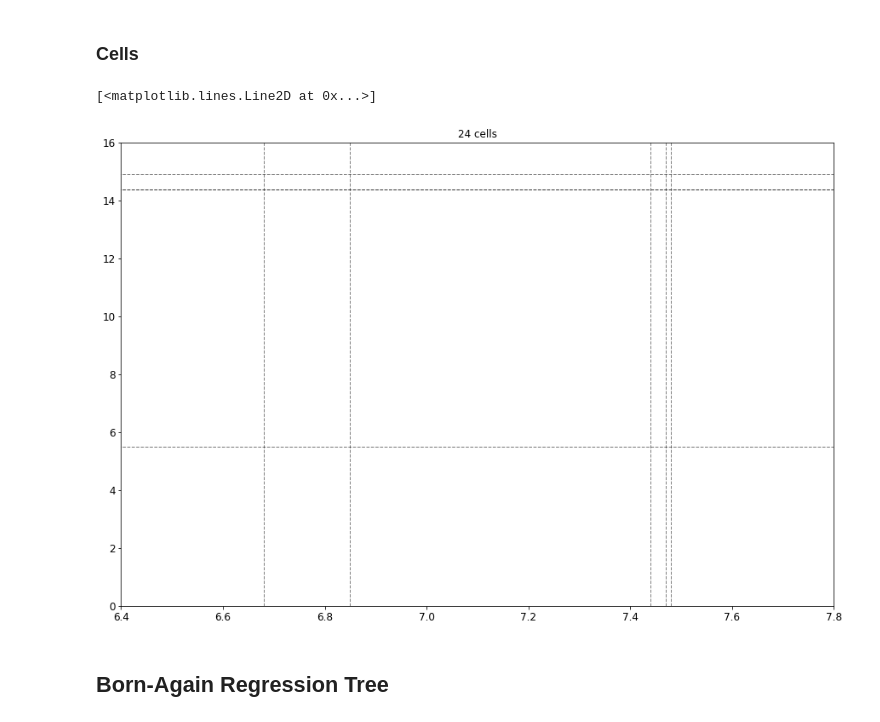
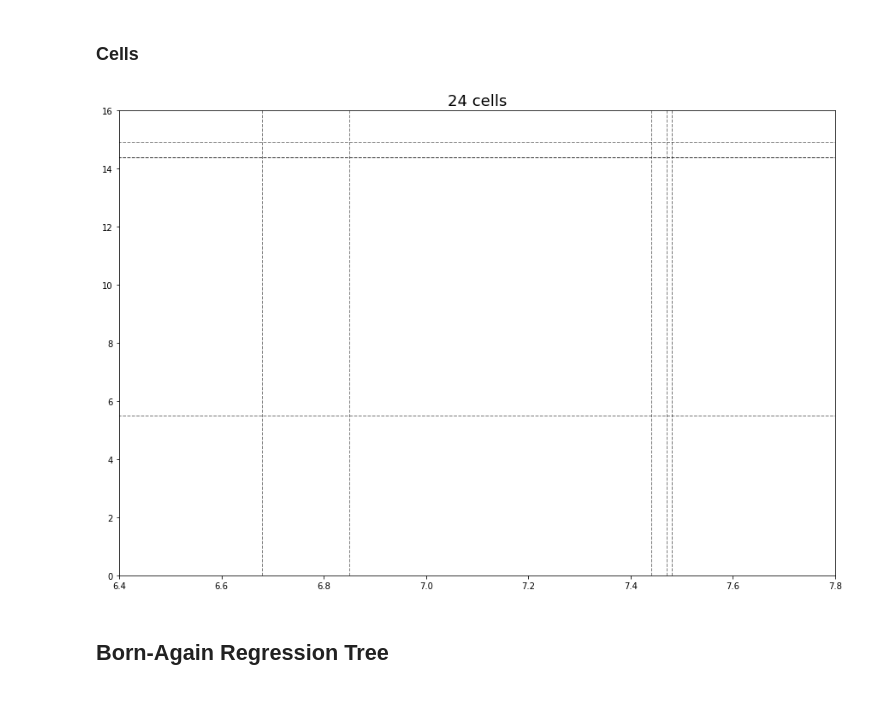
Before and after one commit to pedrosbmartins/tiny-ba-trees, a Jupyter notebook: notebooks/regression.ipynb, the cells around one changed output. Saved outputs shown, nothing was run; the diff lists cells and outputs as text; code cells hidden in the pictures.

```diff
--- a/notebooks/regression.ipynb
+++ b/notebooks/regression.ipynb
@@ -166,20 +175,21 @@ axs[2].plot([3, 9], [14.92, 14.92], "k-", linewidth=2)
 # %%
 plt.figure(figsize=(15,10))
 plt.axis([6.4, 7.8, 0, 16])
-plt.title("24 cells")
+plt.title("24 cells", fontsize=18)
 
 plt.plot([6.68, 6.68], [0, 40], "k--", linewidth=1, alpha=0.5)
 plt.plot([7.44, 7.44], [0, 40], "k--", linewidth=1, alpha=0.5)
 plt.plot([3, 9], [14.4, 14.4], "k--", linewidth=1, alpha=0.5)
 plt.plot([6.85, 6.85], [0, 40], "k--", linewidth=1, alpha=0.5)
 plt.plot([7.47, 7.47], [0, 40], "k--", linewidth=1, alpha=0.5)
 plt.plot([3, 9], [14.4, 14.4], "k--", linewidth=1, alpha=0.5)
 plt.plot([7.48, 7.48], [0, 40], "k--", linewidth=1, alpha=0.5)
 plt.plot([3, 9], [5.5, 5.5], "k--", linewidth=1, alpha=0.5)
 plt.plot([3, 9], [14.92, 14.92], "k--", linewidth=1, alpha=0.5)
+
+plt.show()
 # %% [output]
-[<matplotlib.lines.Line2D at 0x...>]
-[figure, old version]
+[figure, new version]
 # %% [markdown]
 ## Born-Again Regression Tree
 # %%
```
Also changed, not shown: parts of 15 cells of this notebook.
